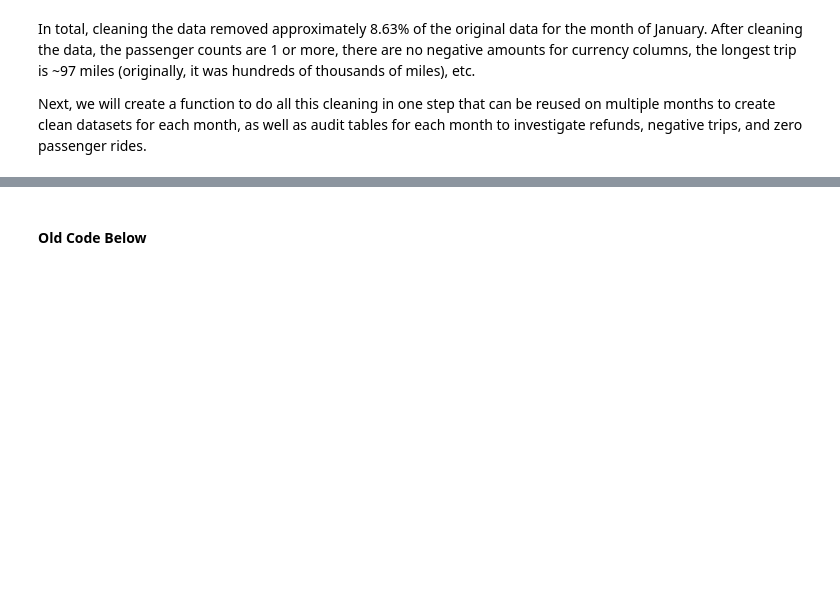
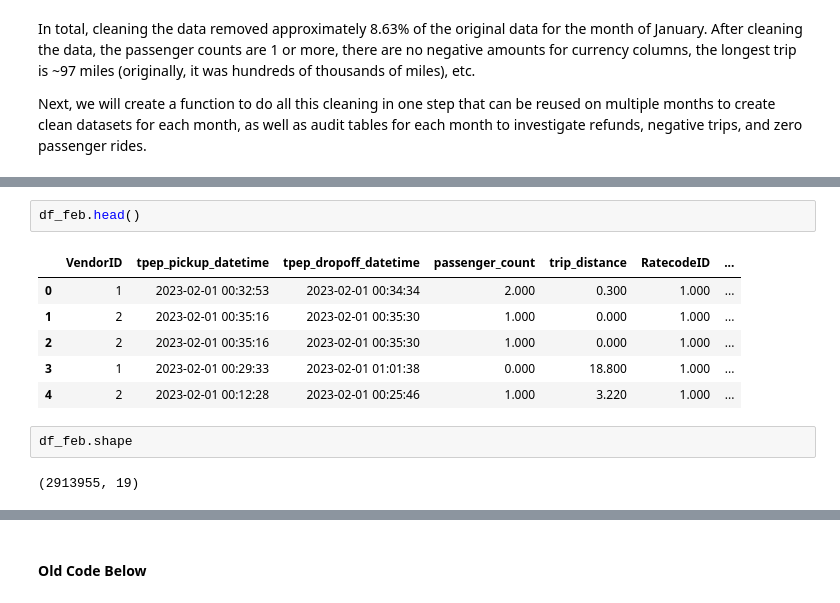
Before and after one commit to danielphilip12/NYC-Taxi-Analysis, a Jupyter notebook: notebooks/etl_ingest.ipynb, the cells around one changed output, grey strips where cells are left out. Drawn from its saved outputs; the diff is of its cells as text; blank space fills up the shorter version.

```diff
--- a/notebooks/etl_ingest.ipynb
+++ b/notebooks/etl_ingest.ipynb
@@ -671,0 +706,13 @@ Next, we will create a function to do all this cleaning in one step that can be
+# %%
+df_feb.head()
+# %% [output]
+|  | VendorID | tpep_pickup_datetime | tpep_dropoff_datetime | passenger_count | trip_distance | RatecodeID | ... |
+| 0 | 1 | 2023-02-01 00:32:53 | 2023-02-01 00:34:34 | 2.000 | 0.300 | 1.000 | ... |
+| 1 | 2 | 2023-02-01 00:35:16 | 2023-02-01 00:35:30 | 1.000 | 0.000 | 1.000 | ... |
+| 2 | 2 | 2023-02-01 00:35:16 | 2023-02-01 00:35:30 | 1.000 | 0.000 | 1.000 | ... |
+| 3 | 1 | 2023-02-01 00:29:33 | 2023-02-01 01:01:38 | 0.000 | 18.800 | 1.000 | ... |
+| 4 | 2 | 2023-02-01 00:12:28 | 2023-02-01 00:25:46 | 1.000 | 3.220 | 1.000 | ... |
+# %%
+df_feb.shape
+# %% [output]
+(2913955, 19)
```
Also changed, not shown: parts of 16 cells of this notebook.
